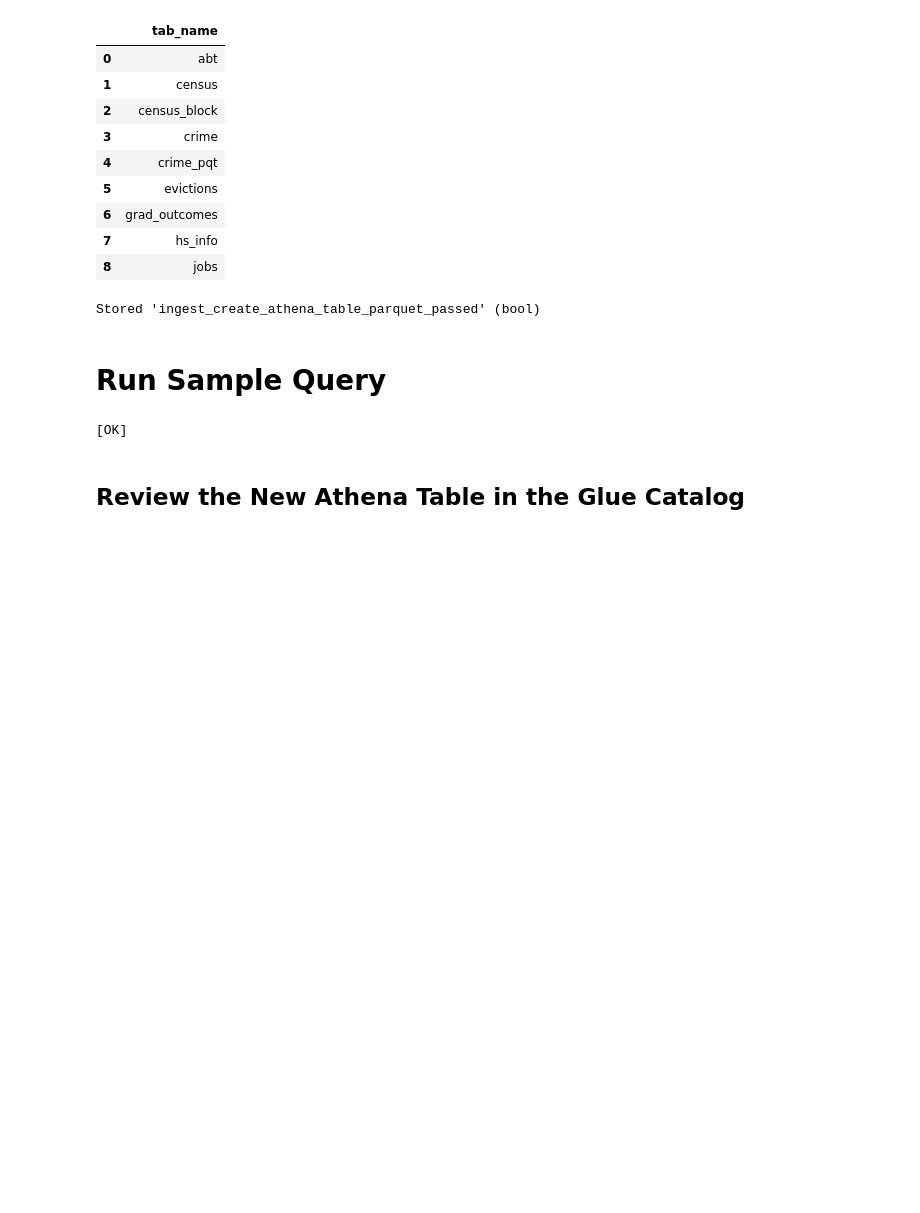
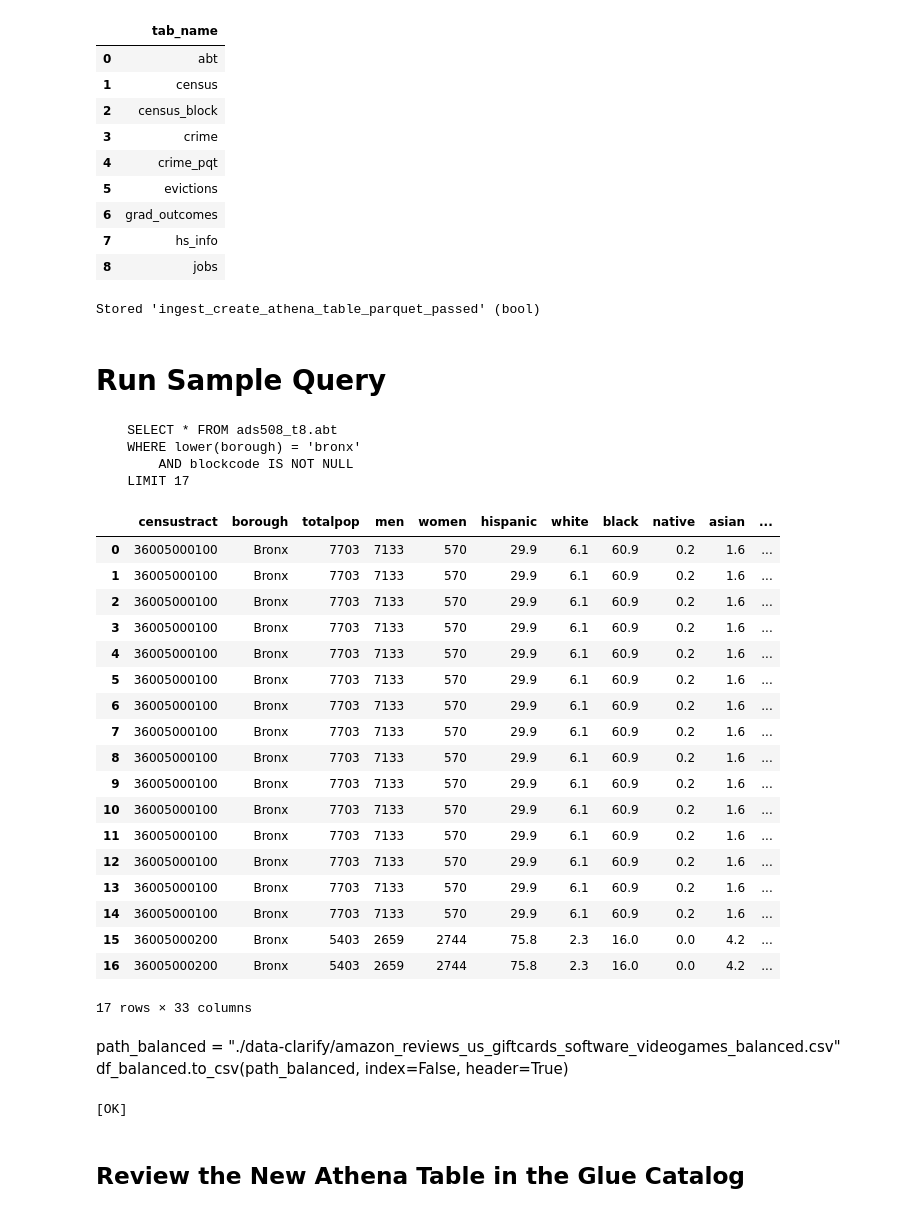
Before and after one commit to amcarr-ds/ML_modeling_using_AWS_proj, a Jupyter notebook: deliverables/00b_S3_Setup_Join_amc_v1.ipynb, the cells around one changed output. Drawn from its saved outputs; the diff is of its cells as text; code cells hidden in the pictures; blank space fills up the shorter version.

```diff
--- a/deliverables/00b_S3_Setup_Join_amc_v1.ipynb
+++ b/deliverables/00b_S3_Setup_Join_amc_v1.ipynb
@@ -405,17 +405,45 @@ Stored 'ingest_create_athena_table_parquet_passed' (bool)
 # %%
 cri_borough01 = 'bronx'
 
 cri_select_borough_stmnt02 = f"""
     SELECT * FROM {database_name}.{abt_tbl_name}
     WHERE lower(borough) = '{cri_borough01}'
+        AND blockcode IS NOT NULL
     LIMIT 17
     """
 
 print(cri_select_borough_stmnt02)
 
 cri_df02_s01 = pd.read_sql(cri_select_borough_stmnt02,
                            conn)
 cri_df02_s01.head(17)
+# %% [output]
+    SELECT * FROM ads508_t8.abt
+    WHERE lower(borough) = 'bronx'
+        AND blockcode IS NOT NULL
+    LIMIT 17
+|  | censustract | borough | totalpop | men | women | hispanic | white | black | native | asian | ... |
+| 0 | 36005000100 | Bronx | 7703 | 7133 | 570 | 29.9 | 6.1 | 60.9 | 0.2 | 1.6 | ... |
+| 1 | 36005000100 | Bronx | 7703 | 7133 | 570 | 29.9 | 6.1 | 60.9 | 0.2 | 1.6 | ... |
+| 2 | 36005000100 | Bronx | 7703 | 7133 | 570 | 29.9 | 6.1 | 60.9 | 0.2 | 1.6 | ... |
+| 3 | 36005000100 | Bronx | 7703 | 7133 | 570 | 29.9 | 6.1 | 60.9 | 0.2 | 1.6 | ... |
+| 4 | 36005000100 | Bronx | 7703 | 7133 | 570 | 29.9 | 6.1 | 60.9 | 0.2 | 1.6 | ... |
+| 5 | 36005000100 | Bronx | 7703 | 7133 | 570 | 29.9 | 6.1 | 60.9 | 0.2 | 1.6 | ... |
+| 6 | 36005000100 | Bronx | 7703 | 7133 | 570 | 29.9 | 6.1 | 60.9 | 0.2 | 1.6 | ... |
+| 7 | 36005000100 | Bronx | 7703 | 7133 | 570 | 29.9 | 6.1 | 60.9 | 0.2 | 1.6 | ... |
+| 8 | 36005000100 | Bronx | 7703 | 7133 | 570 | 29.9 | 6.1 | 60.9 | 0.2 | 1.6 | ... |
+| 9 | 36005000100 | Bronx | 7703 | 7133 | 570 | 29.9 | 6.1 | 60.9 | 0.2 | 1.6 | ... |
+| 10 | 36005000100 | Bronx | 7703 | 7133 | 570 | 29.9 | 6.1 | 60.9 | 0.2 | 1.6 | ... |
+| 11 | 36005000100 | Bronx | 7703 | 7133 | 570 | 29.9 | 6.1 | 60.9 | 0.2 | 1.6 | ... |
+| 12 | 36005000100 | Bronx | 7703 | 7133 | 570 | 29.9 | 6.1 | 60.9 | 0.2 | 1.6 | ... |
+| 13 | 36005000100 | Bronx | 7703 | 7133 | 570 | 29.9 | 6.1 | 60.9 | 0.2 | 1.6 | ... |
+| 14 | 36005000100 | Bronx | 7703 | 7133 | 570 | 29.9 | 6.1 | 60.9 | 0.2 | 1.6 | ... |
+| 15 | 36005000200 | Bronx | 5403 | 2659 | 2744 | 75.8 | 2.3 | 16.0 | 0.0 | 4.2 | ... |
+| 16 | 36005000200 | Bronx | 5403 | 2659 | 2744 | 75.8 | 2.3 | 16.0 | 0.0 | 4.2 | ... |
+17 rows × 33 columns
+# %% [markdown]
+path_balanced = "./data-clarify/amazon_reviews_us_giftcards_software_videogames_balanced.csv"
+df_balanced.to_csv(path_balanced, index=False, header=True)
 # %%
 if not cri_df02_s01.empty:
     print("[OK]")
```
Also changed, not shown: parts of 5 cells of this notebook, 1 other file.
